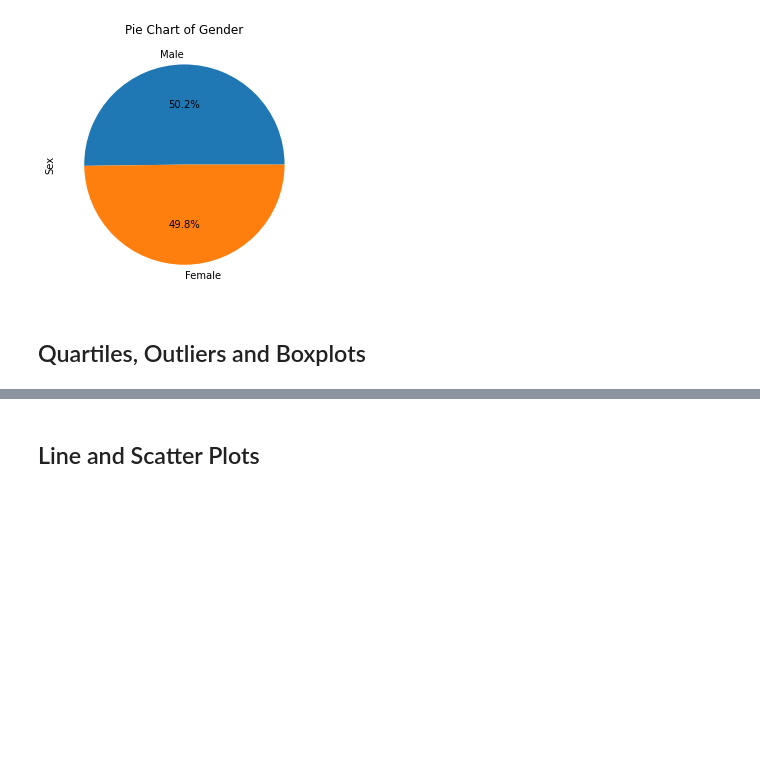
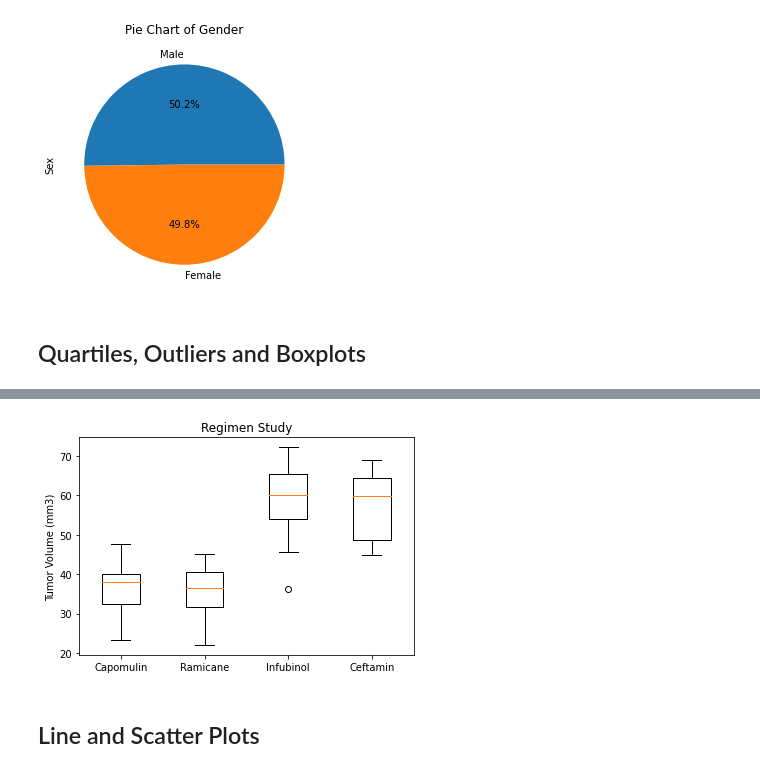
Before and after one commit to abotsi1080/Matplotlib_Challenge, a Jupyter notebook: Pymaceuticals/pymaceuticals_starter.ipynb, the cells around one changed output, grey strips where cells are left out. Drawn from its saved outputs; the diff is of its cells as text; code cells hidden in the pictures; blank space fills up the shorter version.

```diff
--- a/Pymaceuticals/pymaceuticals_starter.ipynb
+++ b/Pymaceuticals/pymaceuticals_starter.ipynb
@@ -235,11 +235,21 @@ plt.show()
 # %%
 # Calculate the final tumor volume of each mouse across four of the treatment regimens:
 # Capomulin, Ramicane, Infubinol, and Ceftamin
+Capomulin = clean_combined_data_df.loc[clean_combined_data_df["Drug Regimen"] == "Capomulin"]
+Ramicane = clean_combined_data_df.loc[clean_combined_data_df["Drug Regimen"] == "Ramicane"]
+Infubinol = clean_combined_data_df.loc[clean_combined_data_df["Drug Regimen"] == "Infubinol"]
+Ceftamin = clean_combined_data_df.loc[clean_combined_data_df["Drug Regimen"] == "Ceftamin"]
+
+x_axisCapomulin = Capomulin["Tumor Volume (mm3)"]
+x_axisRamicane = Ramicane["Tumor Volume (mm3)"]
+x_axisInfubinol = Infubinol["Tumor Volume (mm3)"]
+x_axisCeftamin = Ceftamin["Tumor Volume (mm3)"]
 
 # Start by getting the last (greatest) timepoint for each mouse
 
 
 # Merge this group df with the original dataframe to get the tumor volume at the last timepoint
+tumor_stats_results =
 # %%
 # Put treatments into a list for for loop (and later for plot labels)
 
@@ -260,5 +375,14 @@ plt.show()
 # %%
 # Generate a box plot of the final tumor volume of each mouse across four regimens of interest
+
+fig1, ax1 = plt.subplots()
+ax1.set_title("Regimen Study")
+ax1.set_ylabel("Tumor Volume (mm3)")
+ax1.boxplot([x_axisCapomulin, x_axisRamicane, x_axisInfubinol, x_axisCeftamin])
+ax1.set_xticklabels(["Capomulin", "Ramicane", "Infubinol", "Ceftamin"])
+plt.show()
+# %% [output]
+[figure, added]
 # %% [markdown]
 ## Line and Scatter Plots
 # %%
```
Also changed, not shown: parts of 5 cells of this notebook.
